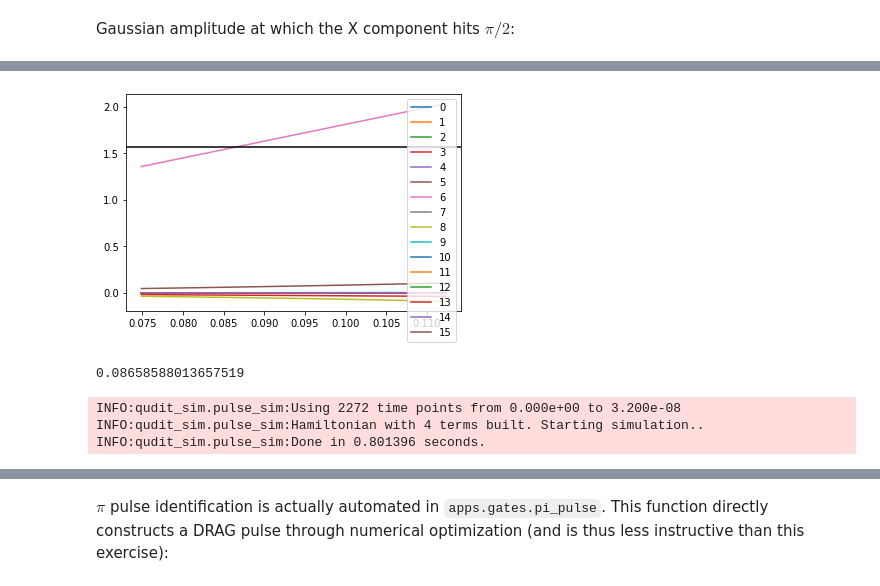
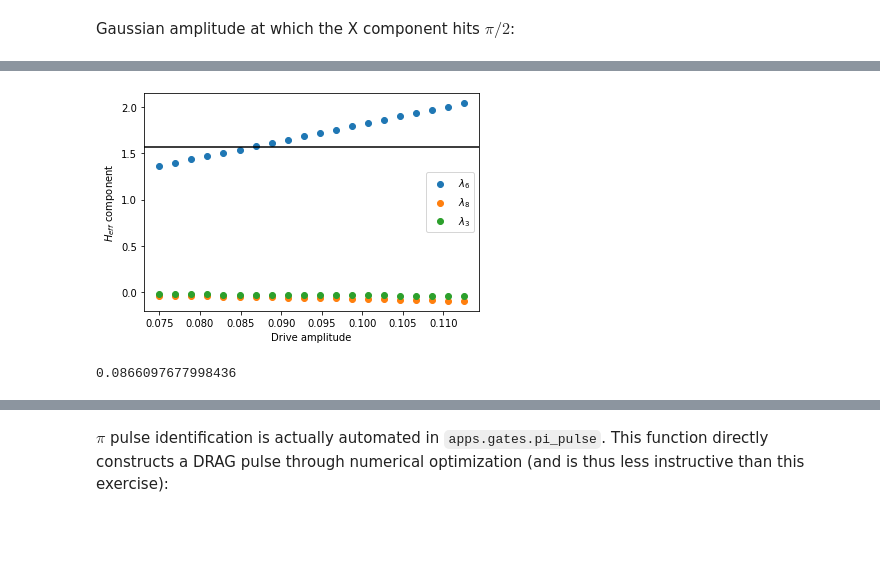
Before and after one commit to UTokyo-ICEPP/qudit-sim, a Jupyter notebook: examples/pi_pulse.ipynb, the cells around one changed output, grey strips where cells are left out. Saved outputs shown, nothing was run; the diff lists cells and outputs as text; code cells hidden in the pictures; blank space fills up the shorter version.

Commit message:
rewriting pi_pulse with the help of pauliN basis change

```diff
--- a/examples/pi_pulse.ipynb
+++ b/examples/pi_pulse.ipynb
@@ -264,0 +173,7 @@ best_beta_01
+# %%
+for i in [3, 8]:
+    plt.scatter(betas, components_list[:, i], label=fr'$\lambda_{i}$')
+plt.axhline(0., color='black')
+plt.xlabel(r'DRAG $\beta$')
+plt.ylabel('$H_{eff}$ components')
+plt.legend();
@@ -264,0 +184,5 @@ best_beta_01
+# %%
+popt, _ = sciopt.curve_fit(line, betas, components_list[:, 3], p0=(0., 0.))
+
+best_beta_01 = (0. - popt[1]) / popt[0]
+best_beta_01
@@ -288,5 +210,8 @@ hgen.clear_drive()
 drive_frequency_12 = hgen.dressed_frequencies('q0')[1]
 test_amplitude = 0.2
 
+init = dict((i, (0., True)) for i in [1, 2, 4, 5, 11, 12, 13, 14])
+
 res12_components = qudit_sim.apps.find_heff(hgen, qudit='q0', frequency=drive_frequency_12, amplitude=test_amplitude,
-                                            cycles=400, comp_dim=3, save_result_to='pi_pulse/res12', log_level=logging.INFO)
+                                            cycles=200, optimizer_args=0.001, convergence=1.e-6, comp_dim=3,
+                                            init=init, save_result_to='pi_pulse/res12')
@@ -325,9 +247,7 @@ pulses = list(qudit_sim.pulse.Gaussian(duration=duration_12, amp=amp, sigma=sigm
 
 hgens = hgen.make_scan('amplitude', pulses, qudit_id='q0', frequency=drive_frequency_12)
 
-cycle = 1. / drive_frequency_12 * 2. * np.pi
-num_tpoints = int(duration_12 / cycle) * 16
-tlist = np.linspace(0., duration_12, num_tpoints)
+tlist = {'points_per_cycle': 10, 'duration': duration_12}
 
-sim_results = qudit_sim.pulse_sim(hgens, tlist=tlist, final_only=True, log_level=logging.INFO)
-components_list = np.array(qudit_sim.apps.gates.gate_components(sim_results))
+sim_results = qudit_sim.pulse_sim(hgens, tlist=tlist, final_only=True)
+components_list = np.array(qudit_sim.apps.gates.gate_components(sim_results, comp_dim=3))
@@ -352,28 +254,25 @@ INFO:qudit_sim.parallel:All processes completed
 # %%
-plt.plot(amplitudes, components_list, label=paulis.labels(4, norm=False, symbol=''))
+for i in [6, 8, 3]:
+    plt.scatter(amplitudes, components_list[:, i], label=fr'$\lambda_{i}$')
 plt.axhline(np.pi / 2., color='black')
+plt.xlabel('Drive amplitude')
+plt.ylabel('$H_{eff}$ component')
 plt.legend();
 # %% [output]
-[figure, old version]
+[figure, new version]
 # %%
-halfpi = np.pi / 2.
-idx = np.searchsorted(components_list[:, 6], halfpi)
-y0, y1 = components_list[idx - 1:idx + 1, 6]
-x0, x1 = amplitudes[idx - 1:idx + 1]
-best_amplitude_12 = ((halfpi - y0) * x1 - (halfpi - y1) * x0) / (y1 - y0)
+popt, _ = sciopt.curve_fit(line, amplitudes, components_list[:, 6], p0=(0., 0.))
+
+best_amplitude_12 = (np.pi / 2. - popt[1]) / popt[0]
 best_amplitude_12
 # %% [output]
-0.08658588013657519
+0.0866097677998436
 # %%
 hgen.clear_drive()
 pulse = qudit_sim.pulse.Gaussian(duration=duration_12, amp=best_amplitude_12, sigma=sigma_12)
 hgen.add_drive('q0', frequency=drive_frequency_12, amplitude=pulse)
-sim_result = qudit_sim.pulse_sim(hgen, tlist=tlist, final_only=True, log_level=logging.INFO)
-best_12_gaus_components = qudit_sim.apps.gates.gate_components(sim_result)
+sim_result = qudit_sim.pulse_sim(hgen, tlist=tlist, final_only=True)
+best_12_gaus_components = qudit_sim.apps.gates.gate_components(sim_result, comp_dim=3)
-# %% [output]
-INFO:qudit_sim.pulse_sim:Using 2272 time points from 0.000e+00 to 3.200e-08
-INFO:qudit_sim.pulse_sim:Hamiltonian with 4 terms built. Starting simulation..
-INFO:qudit_sim.pulse_sim:Done in 0.801396 seconds.
 # %%
 qudit_sim.visualization.print_components(best_12_gaus_components, scale='pi')
 # %% [output]
```
Also changed, not shown: parts of 61 cells of this notebook, 5 other files.
